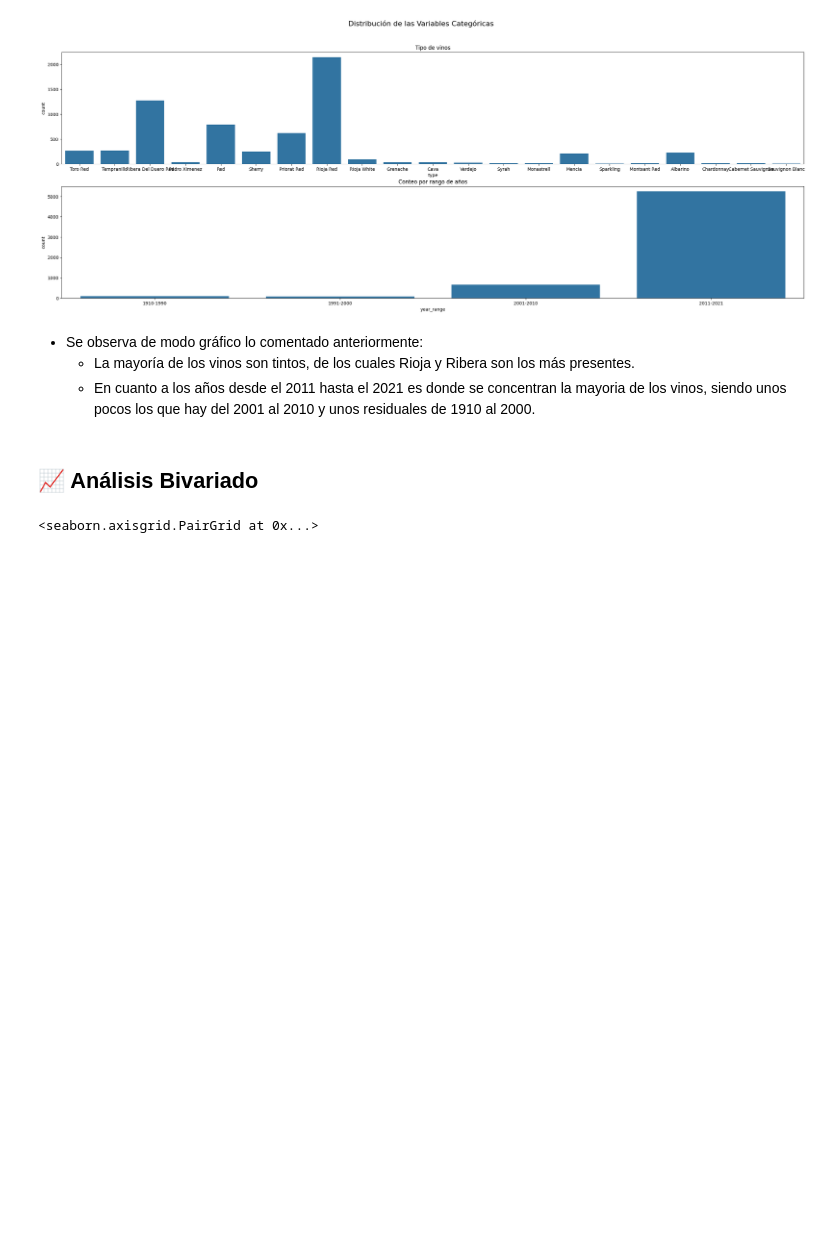
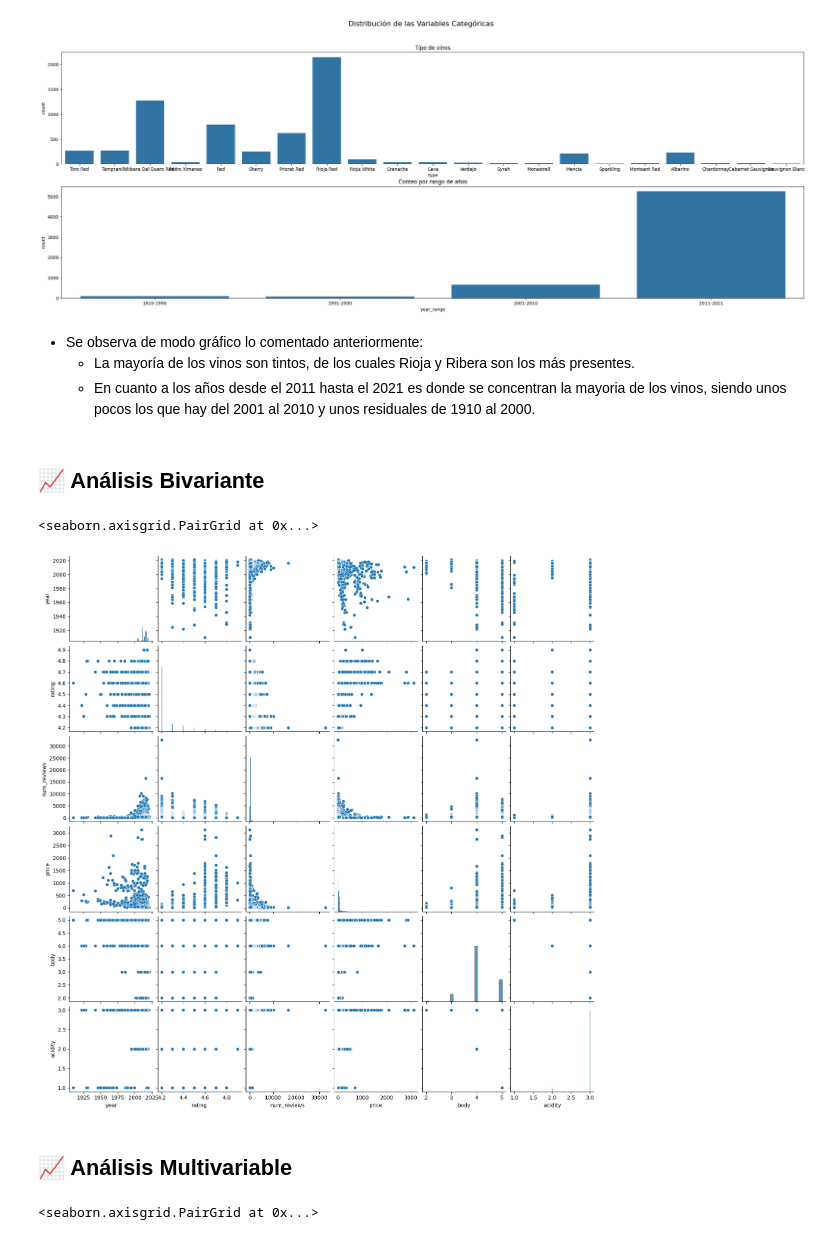
Before and after one commit to jmrodriguez2552/CEDAPY_25_26, a Jupyter notebook: ANALISIS_DATOS_PYTHON/NOTEBOOKS/EJERCICIOS/EJERCICIO_WINES.ipynb, the cells around one changed output. Drawn from its saved outputs; the diff is of its cells as text; code cells hidden in the pictures; blank space fills up the shorter version.

```diff
--- a/ANALISIS_DATOS_PYTHON/NOTEBOOKS/EJERCICIOS/EJERCICIO_WINES.ipynb
+++ b/ANALISIS_DATOS_PYTHON/NOTEBOOKS/EJERCICIOS/EJERCICIO_WINES.ipynb
@@ -245,8 +327,15 @@ Text(0.5, 1.0, 'Conteo por rango de años')
 + Se observa de modo gráfico lo comentado anteriormente:
     - La mayoría de los vinos son tintos, de los cuales Rioja y Ribera son los más presentes.
     - En cuanto a los años desde el 2011 hasta el 2021 es donde se concentran la mayoria de los vinos, siendo unos pocos los que hay del 2001 al 2010 y unos residuales de 1910 al 2000.
+# %% [markdown]
+## 📈 Análisis Bivariante
+# %%
+sns.pairplot(df_wines)
+# %% [output]
+<seaborn.axisgrid.PairGrid at 0x...>
+[figure, added]
 # %% [markdown]
-## 📈 Análisis Bivariado
+## 📈 Análisis Multivariable
 # %%
 sns.pairplot(df_wines, hue='type', palette='colorblind')
 # %% [output]
```
Also changed, not shown: parts of 20 cells of this notebook.
